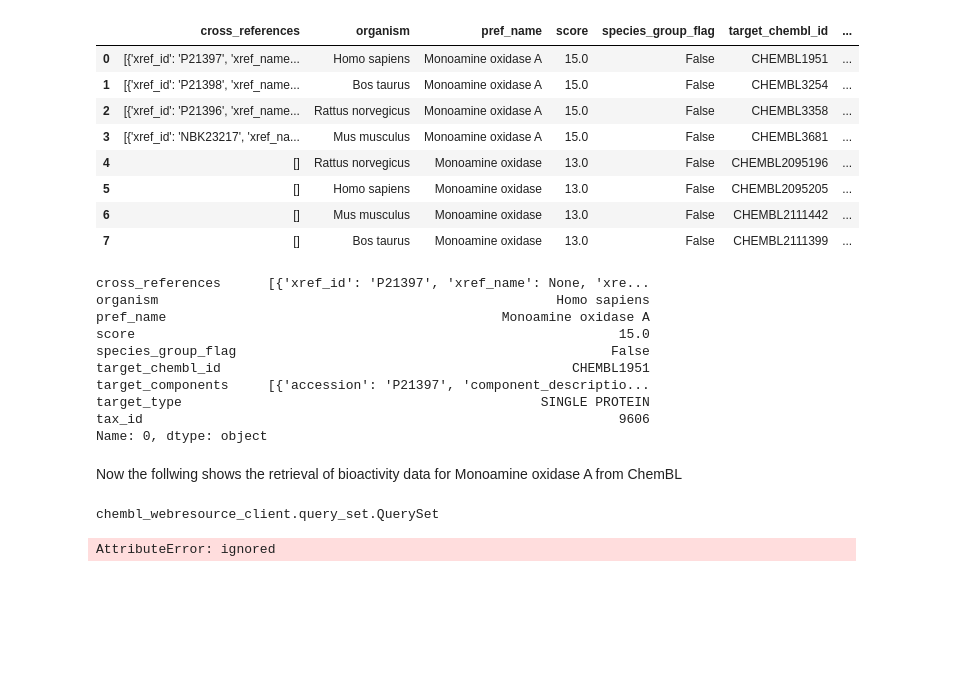
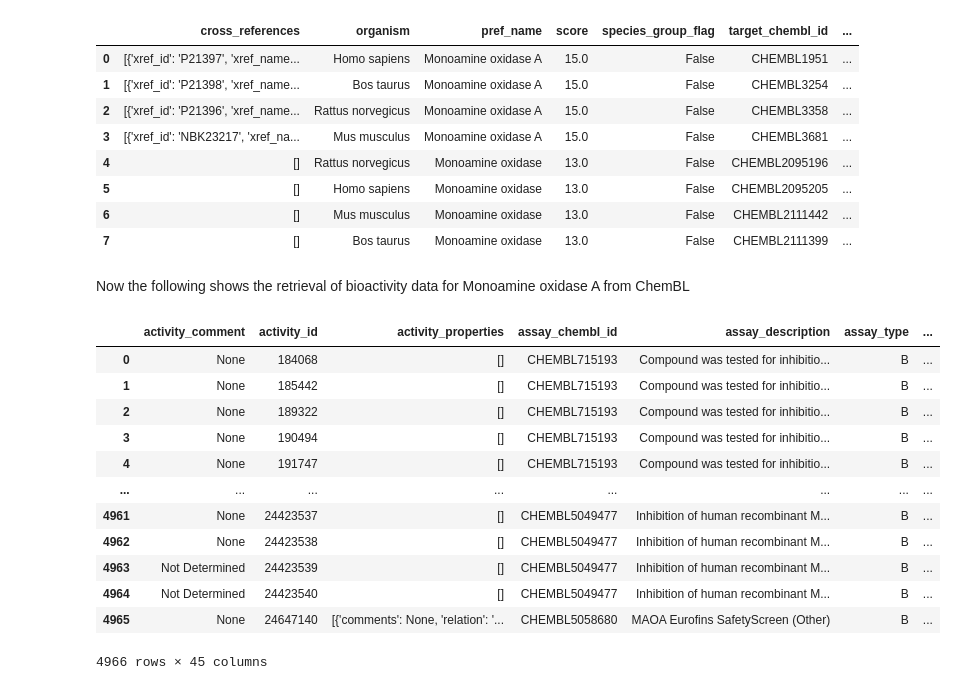
Before and after one commit to Diacod-I/BourneToKill, a Jupyter notebook: BioInfo.ipynb, the cells around one changed output. Cells and saved outputs as stored; diff of their text form; code cells hidden in the pictures; blank space fills up the shorter version.

```diff
--- a/BioInfo.ipynb
+++ b/BioInfo.ipynb
@@ -43,28 +43,28 @@ queries
 | 6 | [] | Mus musculus | Monoamine oxidase | 13.0 | False | CHEMBL2111442 | ... |
 | 7 | [] | Bos taurus | Monoamine oxidase | 13.0 | False | CHEMBL2111399 | ... |
 # %%
-MaOA = queries.iloc[0,:]
+MaOA = queries.target_chembl_id[0]
 MaOA
-# %% [output]
-cross_references      [{'xref_id': 'P21397', 'xref_name': None, 'xre...
-organism                                                   Homo sapiens
-pref_name                                           Monoamine oxidase A
-score                                                              15.0
-species_group_flag                                                False
-target_chembl_id                                             CHEMBL1951
-target_components     [{'accession': 'P21397', 'component_descriptio...
-target_type                                              SINGLE PROTEIN
-tax_id                                                             9606
-Name: 0, dtype: object
 # %% [markdown]
-Now the follwing shows the retrieval of bioactivity data for Monoamine oxidase A from ChemBL
+Now the following shows the retrieval of bioactivity data for Monoamine oxidase A from ChemBL
 # %%
 activity = new_client.activity
-bio = activity.filter(target_chembl_id=MaOA).filter(target_components='accession')
-type(bio)
+bio = activity.filter(target_chembl_id=MaOA).filter(standard_type='IC50')
-# %% [output]
-chembl_webresource_client.query_set.QuerySet
 # %%
-biodf = pd.DataFrame.to_dict(bio)
+biodf = pd.DataFrame.from_dict(bio)
-# %% [output]
-AttributeError: ignored
+# %%
+biodf
+# %% [output]
+|  | activity_comment | activity_id | activity_properties | assay_chembl_id | assay_description | assay_type | ... |
+| 0 | None | 184068 | [] | CHEMBL715193 | Compound was tested for inhibitio... | B | ... |
+| 1 | None | 185442 | [] | CHEMBL715193 | Compound was tested for inhibitio... | B | ... |
+| 2 | None | 189322 | [] | CHEMBL715193 | Compound was tested for inhibitio... | B | ... |
+| 3 | None | 190494 | [] | CHEMBL715193 | Compound was tested for inhibitio... | B | ... |
+| 4 | None | 191747 | [] | CHEMBL715193 | Compound was tested for inhibitio... | B | ... |
+| ... | ... | ... | ... | ... | ... | ... | ... |
+| 4961 | None | 24423537 | [] | CHEMBL5049477 | Inhibition of human recombinant M... | B | ... |
+| 4962 | None | 24423538 | [] | CHEMBL5049477 | Inhibition of human recombinant M... | B | ... |
+| 4963 | Not Determined | 24423539 | [] | CHEMBL5049477 | Inhibition of human recombinant M... | B | ... |
+| 4964 | Not Determined | 24423540 | [] | CHEMBL5049477 | Inhibition of human recombinant M... | B | ... |
+| 4965 | None | 24647140 | [{'comments': None, 'relation': '... | CHEMBL5058680 | MAOA Eurofins SafetyScreen (Other) | B | ... |
+4966 rows × 45 columns
```
Also changed, not shown: parts of 2 cells of this notebook.
